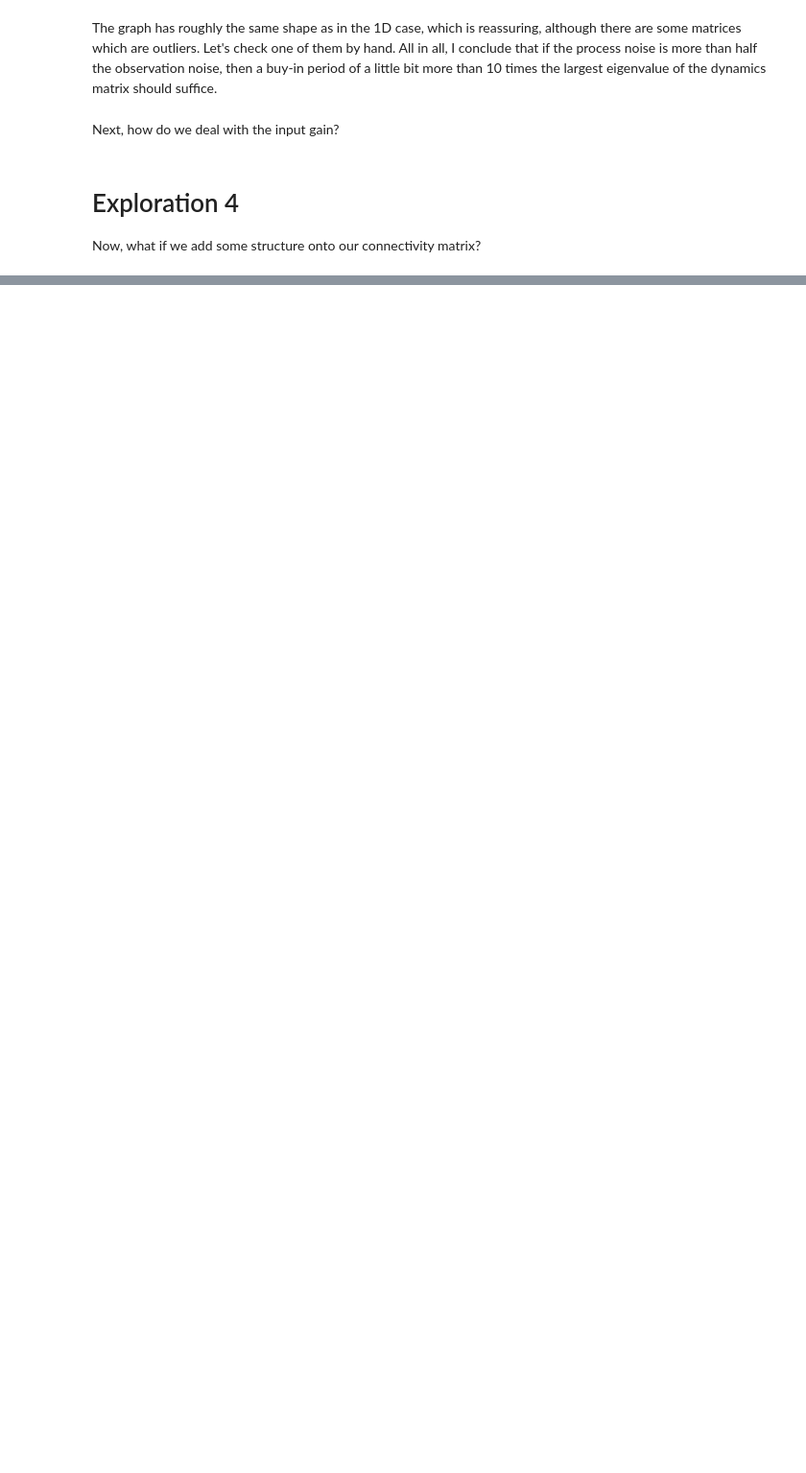
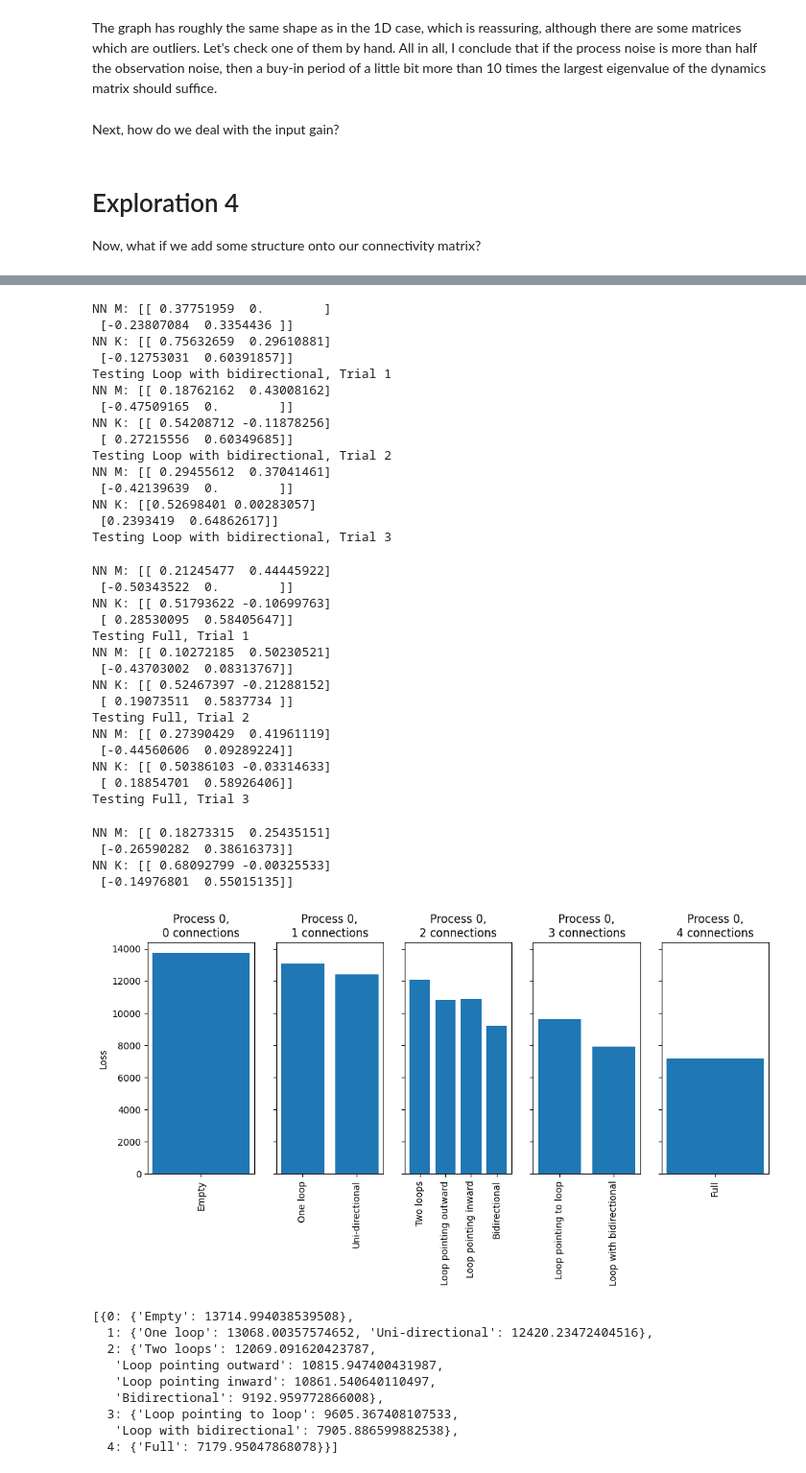
Before and after one commit to Kroiririoroirkk/cmu-project, a Jupyter notebook: LDS_exploration.ipynb, the cells around one changed output, grey strips where cells are left out. Shown at 96% size. Drawn from its saved outputs; the diff is of its cells as text; code cells hidden in the pictures; blank space fills up the shorter version.

```diff
--- a/LDS_exploration.ipynb
+++ b/LDS_exploration.ipynb
@@ -770,0 +1283,4 @@ test_masks(3, masks_three_neurons)
+# %%
+test_masks(rng, 2, masks_two_neurons, np.concatenate((np.full(20, 1e-5), np.full(20, 1e-6), np.full(30, 5e-7))),
+           A=np.array([[0.6, 0.8],[-0.8, 0.6]]))
+# %% [output]
@@ -770,0 +1411,44 @@ test_masks(3, masks_three_neurons)
+NN M: [[ 0.37751959  0.        ]
+ [-0.23807084  0.3354436 ]]
+NN K: [[ 0.75632659  0.29610881]
+ [-0.12753031  0.60391857]]
+Testing Loop with bidirectional, Trial 1
+NN M: [[ 0.18762162  0.43008162]
+ [-0.47509165  0.        ]]
+NN K: [[ 0.54208712 -0.11878256]
+ [ 0.27215556  0.60349685]]
+Testing Loop with bidirectional, Trial 2
+NN M: [[ 0.29455612  0.37041461]
+ [-0.42139639  0.        ]]
+NN K: [[0.52698401 0.00283057]
+ [0.2393419  0.64862617]]
+Testing Loop with bidirectional, Trial 3
+NN M: [[ 0.21245477  0.44445922]
+ [-0.50343522  0.        ]]
+NN K: [[ 0.51793622 -0.10699763]
+ [ 0.28530095  0.58405647]]
+Testing Full, Trial 1
+NN M: [[ 0.10272185  0.50230521]
+ [-0.43703002  0.08313767]]
+NN K: [[ 0.52467397 -0.21288152]
+ [ 0.19073511  0.5837734 ]]
+Testing Full, Trial 2
+NN M: [[ 0.27390429  0.41961119]
+ [-0.44560606  0.09289224]]
+NN K: [[ 0.50386103 -0.03314633]
+ [ 0.18854701  0.58926406]]
+Testing Full, Trial 3
+NN M: [[ 0.18273315  0.25435151]
+ [-0.26590282  0.38616373]]
+NN K: [[ 0.68092799 -0.00325533]
+ [-0.14976801  0.55015135]]
+[figure, added]
+[{0: {'Empty': 13714.994038539508},
+  1: {'One loop': 13068.00357574652, 'Uni-directional': 12420.23472404516},
+  2: {'Two loops': 12069.091620423787,
+   'Loop pointing outward': 10815.947400431987,
+   'Loop pointing inward': 10861.540640110497,
+   'Bidirectional': 9192.959772866008},
+  3: {'Loop pointing to loop': 9605.367408107533,
+   'Loop with bidirectional': 7905.886599882538},
+  4: {'Full': 7179.95047868078}}]
```
Also changed, not shown: parts of 27 cells of this notebook, 15 other files.
